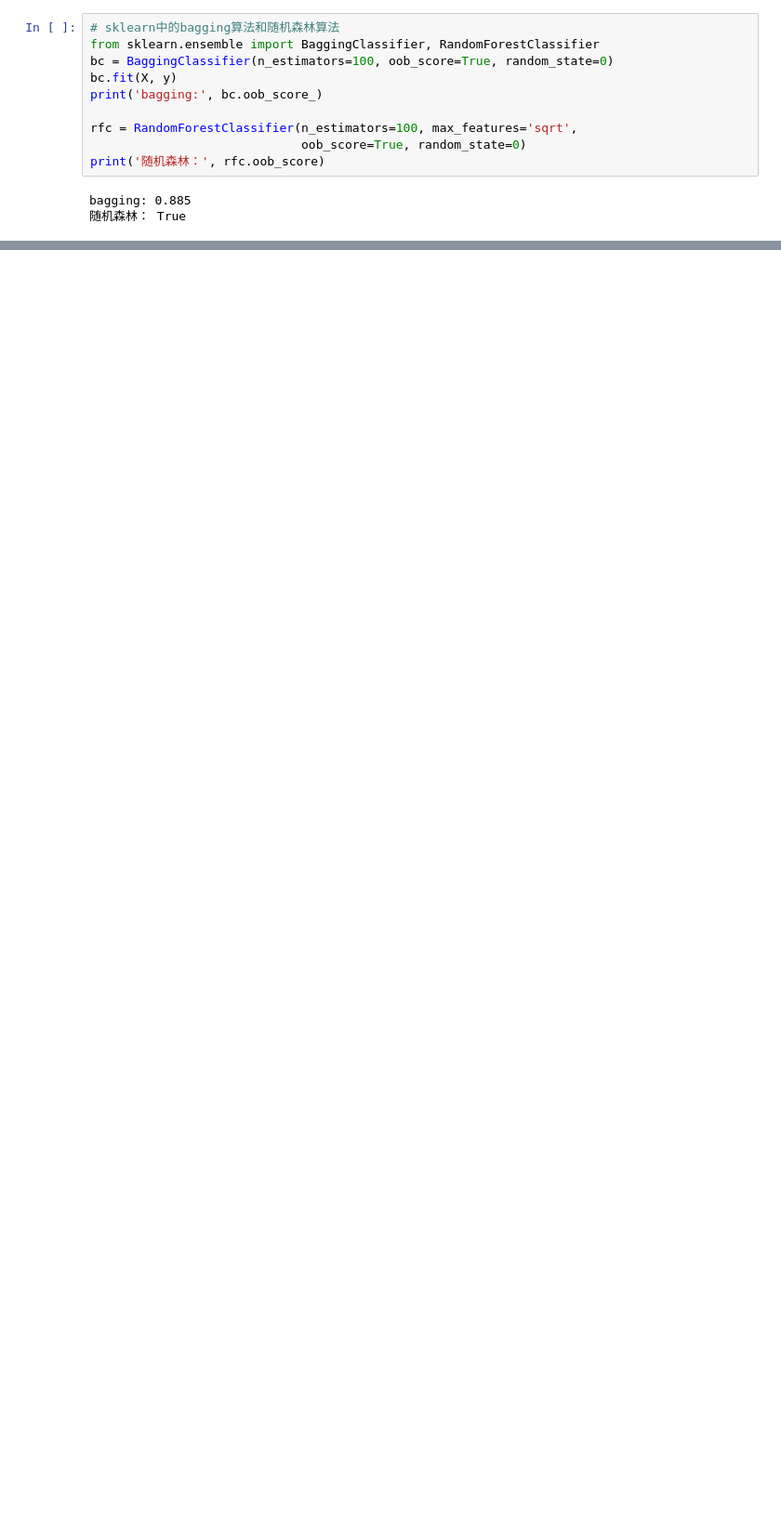
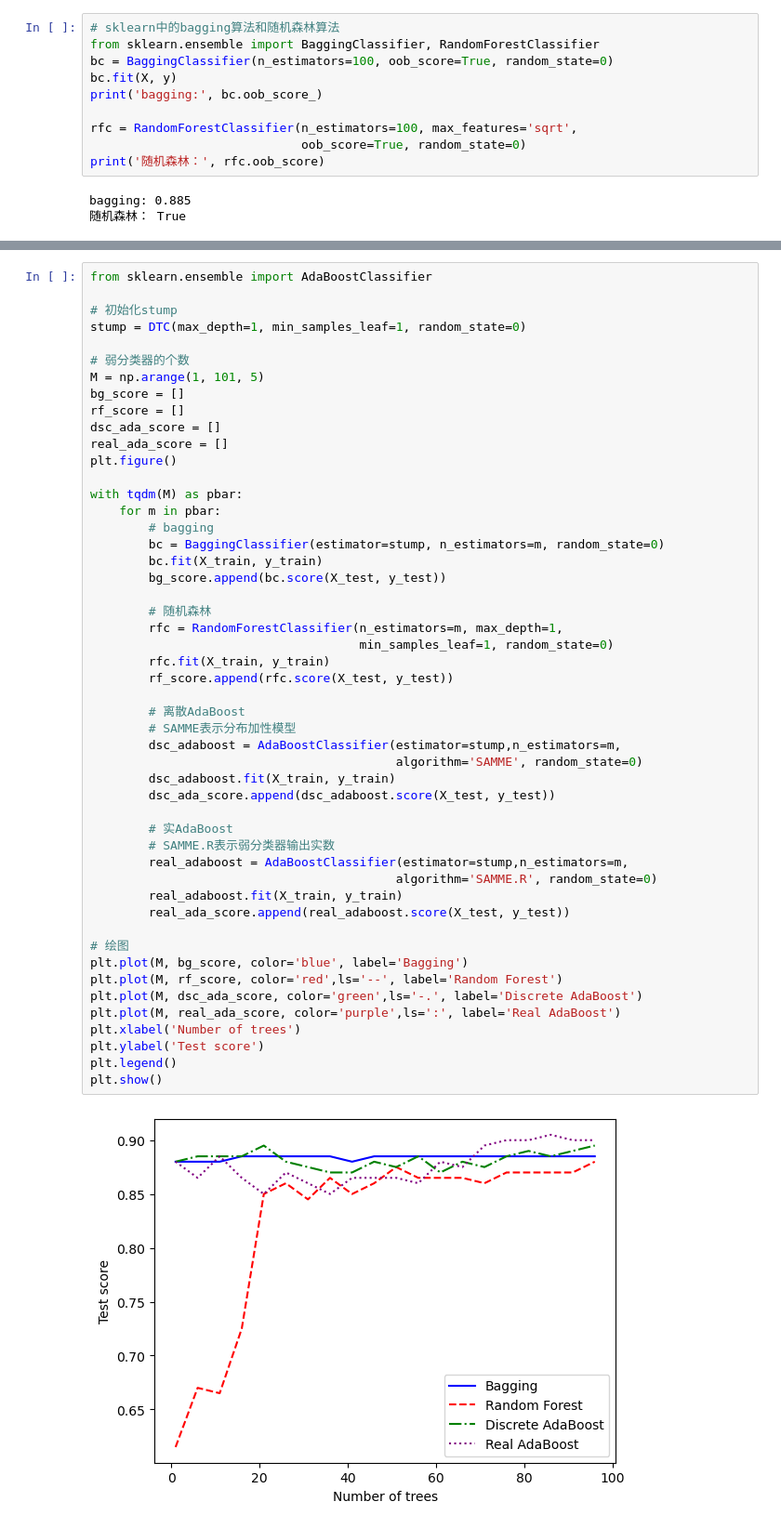
Before and after one commit to OneRaise5385/Machine_Learning, a Jupyter notebook: lec13_Ensemble.ipynb, the cells around one changed output, grey strips where cells are left out. Shown at 93% size. Drawn from its saved outputs; the diff is of its cells as text; blank space fills up the shorter version.

```diff
--- a/lec13_Ensemble.ipynb
+++ b/lec13_Ensemble.ipynb
@@ -138,0 +238,52 @@ bagging: 0.885
+# %%
+from sklearn.ensemble import AdaBoostClassifier
+
+# 初始化stump
+stump = DTC(max_depth=1, min_samples_leaf=1, random_state=0)
+
+# 弱分类器的个数
+M = np.arange(1, 101, 5)
+bg_score = []
+rf_score = []
+dsc_ada_score = []
+real_ada_score = []
+plt.figure()
+
+with tqdm(M) as pbar:
+    for m in pbar:
+        # bagging
+        bc = BaggingClassifier(estimator=stump, n_estimators=m, random_state=0)
+        bc.fit(X_train, y_train)
+        bg_score.append(bc.score(X_test, y_test))
+
+        # 随机森林
+        rfc = RandomForestClassifier(n_estimators=m, max_depth=1,
+                                     min_samples_leaf=1, random_state=0)
+        rfc.fit(X_train, y_train)
+        rf_score.append(rfc.score(X_test, y_test))
+
+        # 离散AdaBoost
+        # SAMME表示分布加性模型
+        dsc_adaboost = AdaBoostClassifier(estimator=stump,n_estimators=m,
+                                          algorithm='SAMME', random_state=0)
+        dsc_adaboost.fit(X_train, y_train)
+        dsc_ada_score.append(dsc_adaboost.score(X_test, y_test))
+
+        # 实AdaBoost
+        # SAMME.R表示弱分类器输出实数
+        real_adaboost = AdaBoostClassifier(estimator=stump,n_estimators=m,
+                                          algorithm='SAMME.R', random_state=0)
+        real_adaboost.fit(X_train, y_train)
+        real_ada_score.append(real_adaboost.score(X_test, y_test))
+
+# 绘图
+plt.plot(M, bg_score, color='blue', label='Bagging')
+plt.plot(M, rf_score, color='red',ls='--', label='Random Forest')
+plt.plot(M, dsc_ada_score, color='green',ls='-.', label='Discrete AdaBoost')
+plt.plot(M, real_ada_score, color='purple',ls=':', label='Real AdaBoost')
+plt.xlabel('Number of trees')
+plt.ylabel('Test score')
+plt.legend()
+plt.show()
+# %% [output]
+[figure, added]
```
Also changed, not shown: parts of 10 cells of this notebook.
